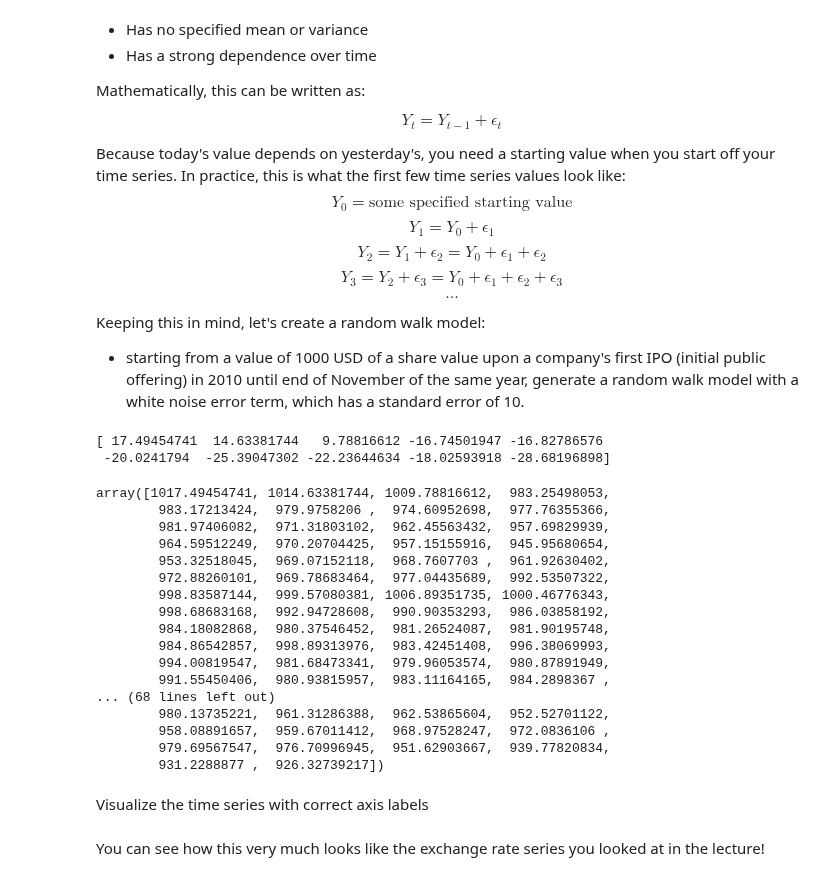
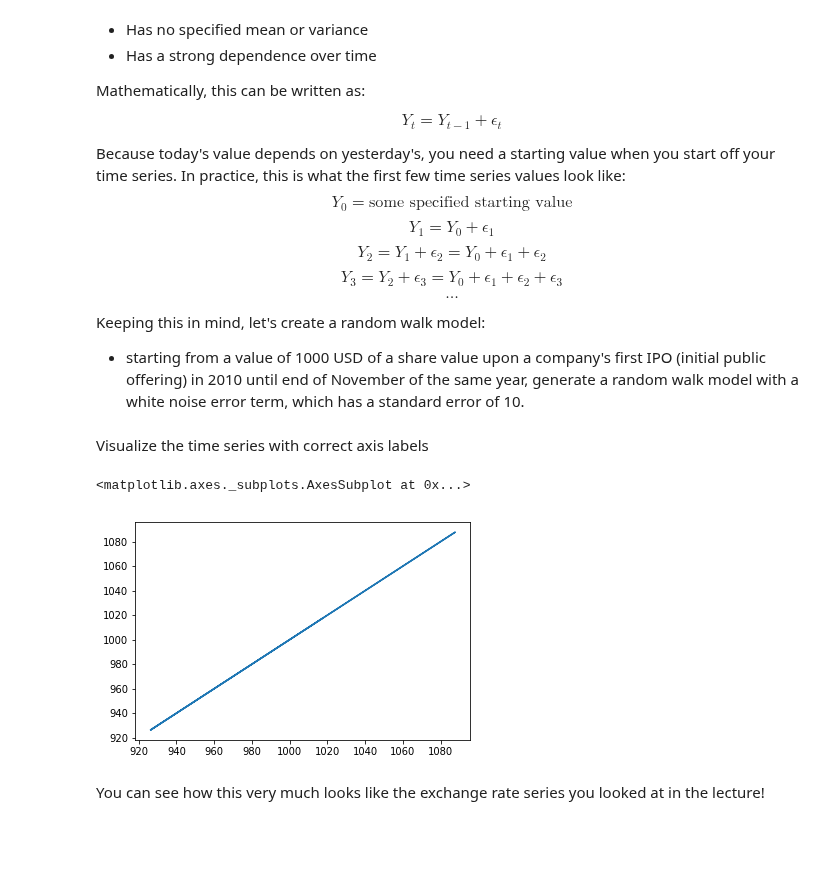
Before and after one commit to fleralle/dsc-basic-time-series-models-lab-houston-ds-042219, a Jupyter notebook: index.ipynb, the cells around one changed output. Drawn from its saved outputs; the diff is of its cells as text; code cells hidden in the pictures; blank space fills up the shorter version.

```diff
--- a/index.ipynb
+++ b/index.ipynb
@@ -148,31 +148,15 @@ noises = np.random.normal(loc=0, scale=10, size=len(valuations_dates))
 cumsum_noises = np.cumsum(noises)
 valuations_dates = 1000 + cumsum_noises
 
-valuations_ts = pd.Series(valuations_dates, index=)
+valuations_ts = pd.Series(valuations_dates, index=valuations_dates, name='valuation')
-# %% [output]
-[ 17.49454741  14.63381744   9.78816612 -16.74501947 -16.82786576
- -20.0241794  -25.39047302 -22.23644634 -18.02593918 -28.68196898]
-array([1017.49454741, 1014.63381744, 1009.78816612,  983.25498053,
-        983.17213424,  979.9758206 ,  974.60952698,  977.76355366,
-        981.97406082,  971.31803102,  962.45563432,  957.69829939,
-        964.59512249,  970.20704425,  957.15155916,  945.95680654,
-        953.32518045,  969.07152118,  968.7607703 ,  961.92630402,
-        972.88260101,  969.78683464,  977.04435689,  992.53507322,
-        998.83587144,  999.57080381, 1006.89351735, 1000.46776343,
-        998.68683168,  992.94728608,  990.90353293,  986.03858192,
-        984.18082868,  980.37546452,  981.26524087,  981.90195748,
-        984.86542857,  998.89313976,  983.42451408,  996.38069993,
-        994.00819547,  981.68473341,  979.96053574,  980.87891949,
-        991.55450406,  980.93815957,  983.11164165,  984.2898367 ,
-... (68 lines left out)
-        980.13735221,  961.31286388,  962.53865604,  952.52701122,
-        958.08891657,  959.67011412,  968.97528247,  972.0836106 ,
-        979.69567547,  976.70996945,  951.62903667,  939.77820834,
-        931.2288877 ,  926.32739217])
 # %% [markdown]
 Visualize the time series with correct axis labels
 # %%
 # your code here
+valuations_ts.plot()
+# %% [output]
+<matplotlib.axes._subplots.AxesSubplot at 0x...>
+[figure, added]
 # %% [markdown]
 You can see how this very much looks like the exchange rate series you looked at in the lecture!
 # %% [markdown]
```
